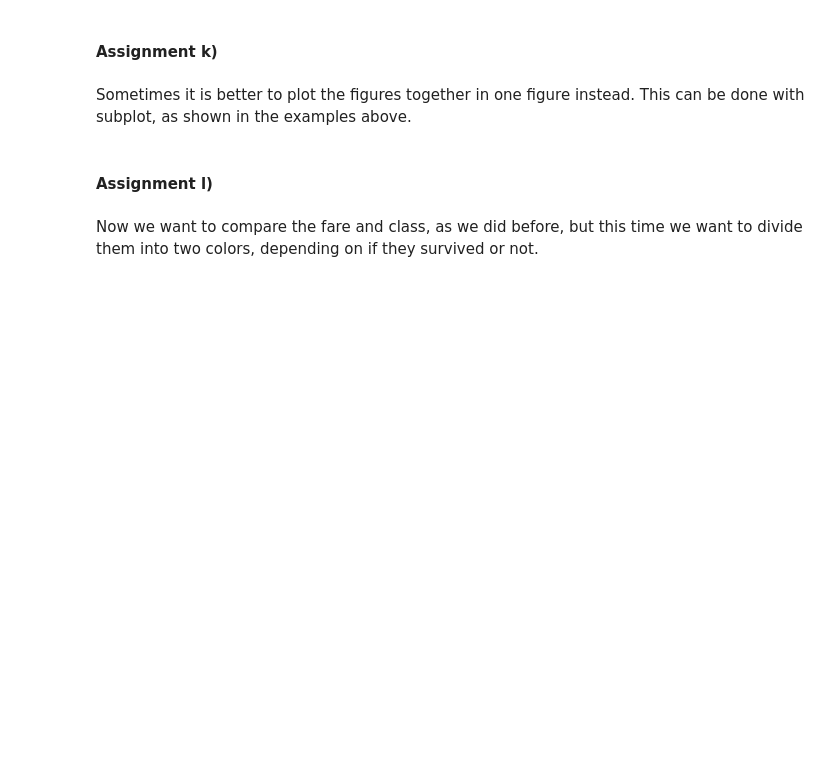
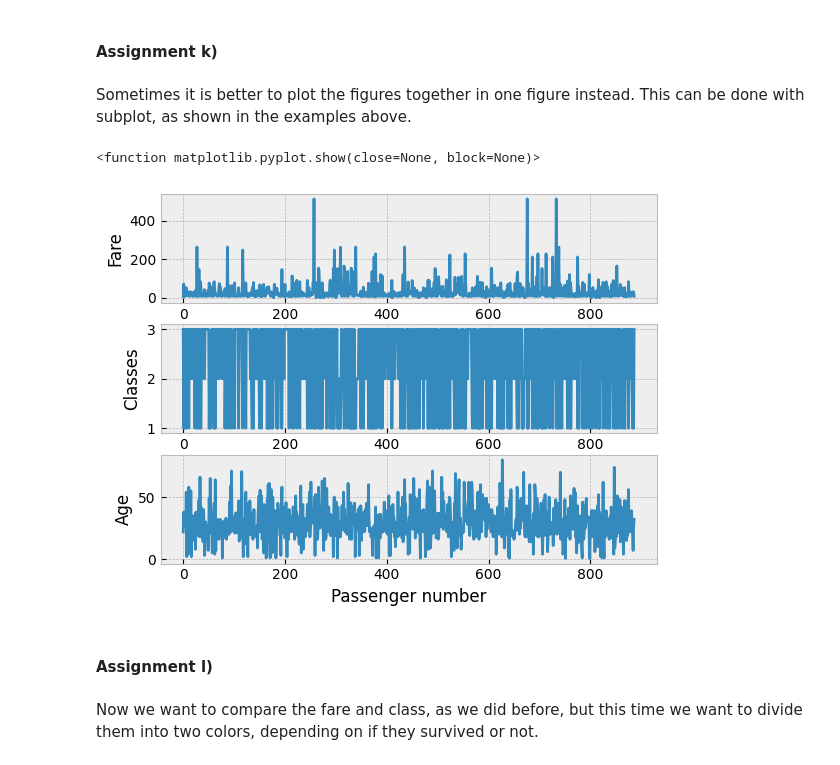
Before and after one commit to richard-lovgren/ml-1dl034-public-assignments, a Jupyter notebook: Assignments/Practical/PracticalNotebook2.ipynb, the cells around one changed output. Saved outputs shown, nothing was run; the diff lists cells and outputs as text; code cells hidden in the pictures; blank space fills up the shorter version.

```diff
--- a/Assignments/Practical/PracticalNotebook2.ipynb
+++ b/Assignments/Practical/PracticalNotebook2.ipynb
@@ -550,3 +548,37 @@ Sometimes it is better to plot the figures together in one figure instead. This
+# %%
+# ASSIGNMENT:
+# Make a subplot over the Fare, Class, and Age
+# label the plot and the axes appropriately
+
+# YOUR CODE HERE
+'''
+
+'''
+
+fare = df["Fare"]
+classes = df["Pclass"]
+age = df["Age"]
+
+fig = plt.figure()
+
+ax = fig.add_subplot(3, 1, 1)
+ax2 = fig.add_subplot(3, 1, 2)
+ax3 = fig.add_subplot(3, 1, 3)
+
+ax.plot(fare, label="Fare")
+ax.set_xlabel("Passenger number")
+ax.set_ylabel("Fare")
+ax2.plot(classes, label="Class")
+ax2.set_xlabel("Passenger number")
+ax2.set_ylabel("Classes")
+ax3.plot(age, label="Age")
+ax3.set_xlabel("Passenger number")
+ax3.set_ylabel("Age")
+
+plt.show
+# %% [output]
+<function matplotlib.pyplot.show(close=None, block=None)>
+[figure, added]
 # %% [markdown]
 #### Assignment l)
 # %% [markdown]
```
Also changed, not shown: parts of 6 cells of this notebook.
